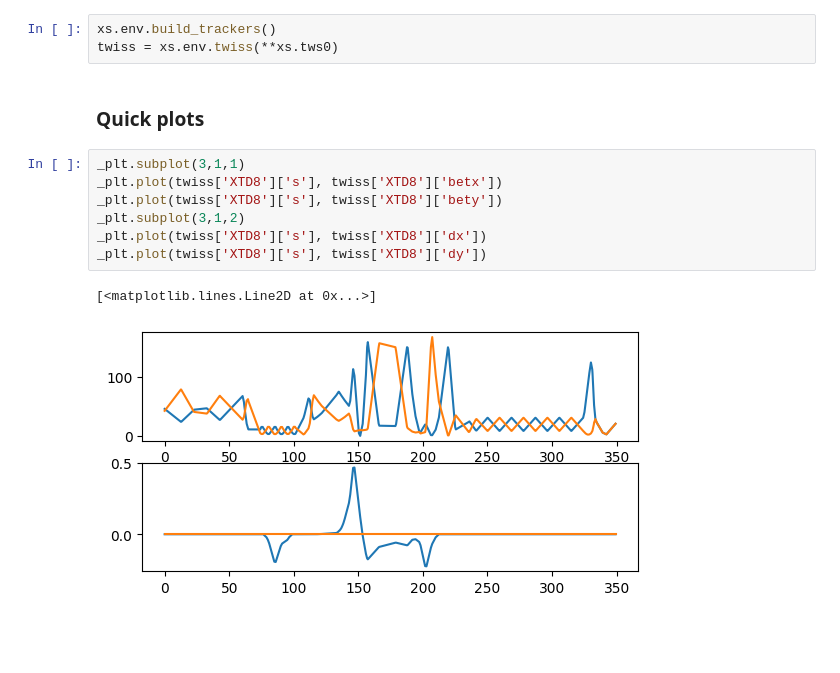
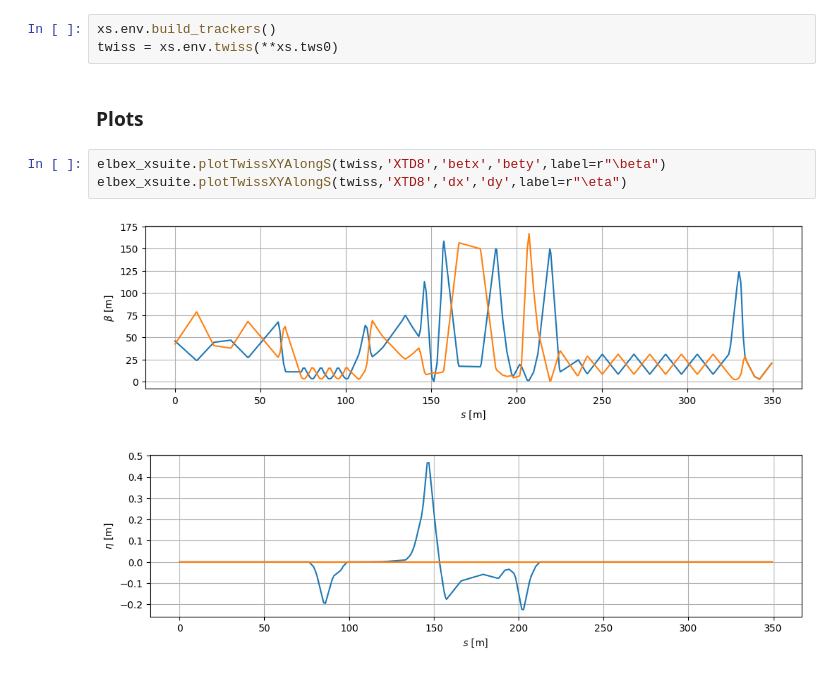
Before and after one commit to stewartboogert/ELBEX, a Jupyter notebook: 3_Xsuite/notebook.ipynb, the cells around one changed output. Drawn from its saved outputs; the diff is of its cells as text; blank space fills up the shorter version.

Commit message:
XSuite plots

```diff
--- a/3_Xsuite/notebook.ipynb
+++ b/3_Xsuite/notebook.ipynb
@@ -15,15 +19,11 @@ xs = pybdsim.Convert.Ocelot2Xsuite(XTD8, line_name="XTD8")
 # %%
 xs.env.build_trackers()
 twiss = xs.env.twiss(**xs.tws0)
-# %% [markdown]
-### Quick plots
-# %%
-_plt.subplot(3,1,1)
-_plt.plot(twiss['XTD8']['s'], twiss['XTD8']['betx'])
-_plt.plot(twiss['XTD8']['s'], twiss['XTD8']['bety'])
-_plt.subplot(3,1,2)
-_plt.plot(twiss['XTD8']['s'], twiss['XTD8']['dx'])
-_plt.plot(twiss['XTD8']['s'], twiss['XTD8']['dy'])
-# %% [output]
-[<matplotlib.lines.Line2D at 0x...>]
-[figure, removed]
+# %% [markdown]
+### Plots
+# %%
+elbex_xsuite.plotTwissXYAlongS(twiss,'XTD8','betx','bety',label=r"\beta")
+elbex_xsuite.plotTwissXYAlongS(twiss,'XTD8','dx','dy',label=r"\eta")
+# %% [output]
+[figure, added]
+[figure, added]
```
Also changed, not shown: parts of 1 cell of this notebook, 1 other file.
